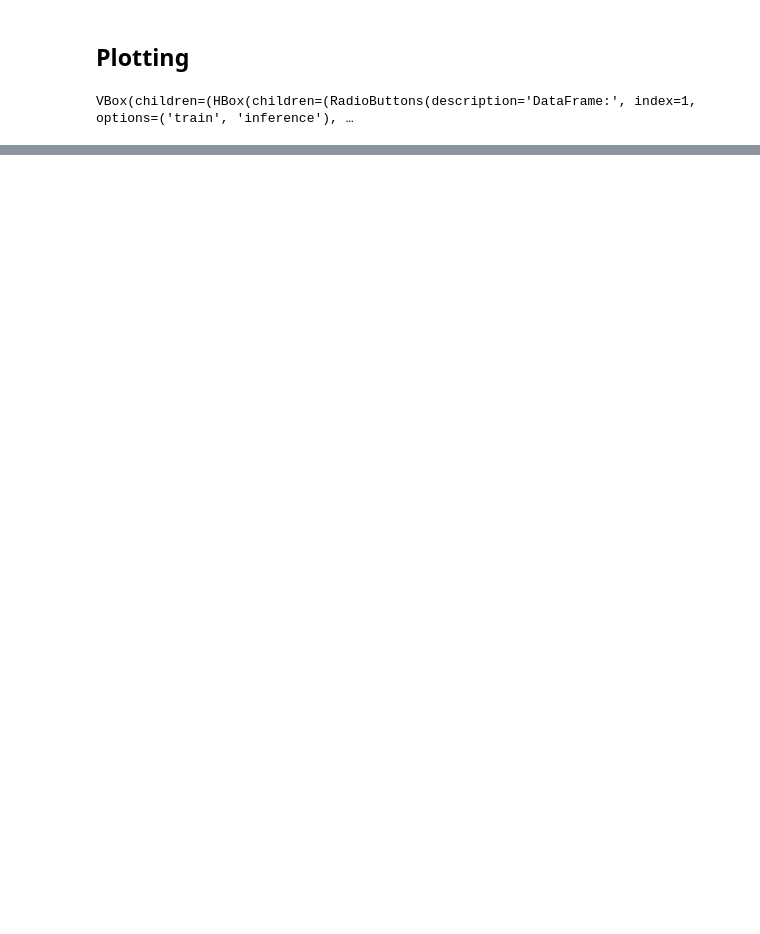
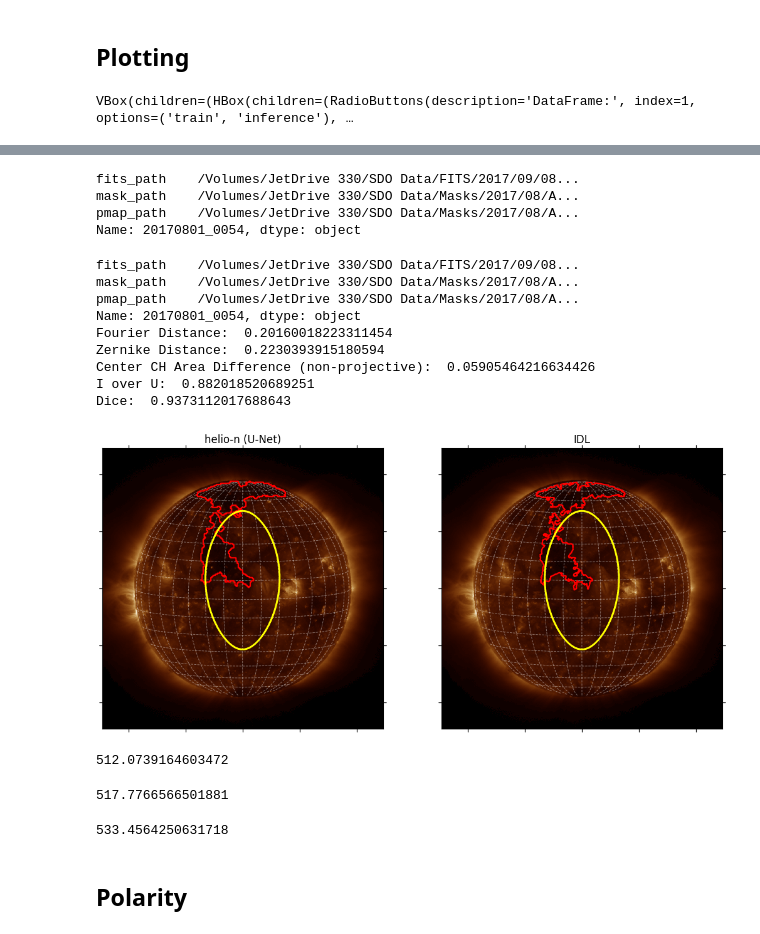
Before and after one commit to oscu0/helio-n, a Jupyter notebook: CH Mask Generator.ipynb, the cells around one changed output, grey strips where cells are left out. Cells and saved outputs as stored; diff of their text form; code cells hidden in the pictures; blank space fills up the shorter version.

Commit message:
Corrected projection metrics, made relative area calculation mode match IDL

```diff
--- a/CH Mask Generator.ipynb
+++ b/CH Mask Generator.ipynb
@@ -33,7 +32,9 @@ pd.set_option("display.width", 1000)
 # %% [markdown]
 # Data Processing
 # %%
-df = prepare_dataset(paths["fits_root"], paths["masks_root"], pmaps_root=paths["masks_root"])[0]
+df = prepare_dataset(
+    paths["fits_root"], paths["masks_root"], pmaps_root=paths["masks_root"]
+)[0]
 # %% [output]
 ⚠ Duplicate keys in FITS:
                  key                                          fits_path
@@ -361,0 +379,21 @@ VBox(children=(HBox(children=(RadioButtons(description='DataFrame:', index=1, op
+# %%
+row = df["20170801_0030":"20180701_0130"].iloc[0]
+row
+# %% [output]
+fits_path    /Volumes/JetDrive 330/SDO Data/FITS/2017/09/08...
+mask_path    /Volumes/JetDrive 330/SDO Data/Masks/2017/08/A...
+pmap_path    /Volumes/JetDrive 330/SDO Data/Masks/2017/08/A...
+Name: 20170801_0054, dtype: object
+# %%
+plot_sdo(row, smoothing_params=smoothing_params)
+# %% [output]
+fits_path    /Volumes/JetDrive 330/SDO Data/FITS/2017/09/08...
+mask_path    /Volumes/JetDrive 330/SDO Data/Masks/2017/08/A...
+pmap_path    /Volumes/JetDrive 330/SDO Data/Masks/2017/08/A...
+Name: 20170801_0054, dtype: object
+Fourier Distance:  0.20160018223311454
+Zernike Distance:  0.2230393915180594
+Center CH Area Difference (non-projective):  0.05905464216634426
+I over U:  0.882018520689251
+Dice:  0.9373112017688643
+[figure, added]
@@ -362,3 +407,17 @@ VBox(children=(HBox(children=(RadioButtons(description='DataFrame:', index=1, op
+# %%
+v(ch_rel_area(row, reference_mode=True))
+# %% [output]
+512.0739164603472
+# %%
+v(ch_rel_area(row, reference_mode=False))
+# %% [output]
+517.7766566501881
+# %%
+v(2.21 / 100)
+# %% [output]
+533.4564250631718
+# %% [markdown]
+## Polarity
 # %%
 def plot_with_polarity(row, smoothing_params, B_thresh=0.15):
     """
```
Also changed, not shown: parts of 19 cells of this notebook, 3 other files.
